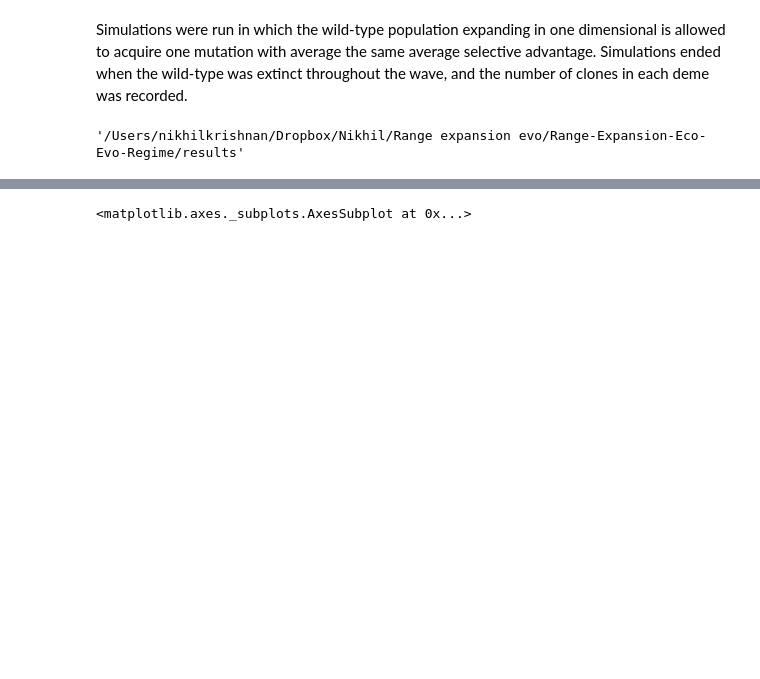
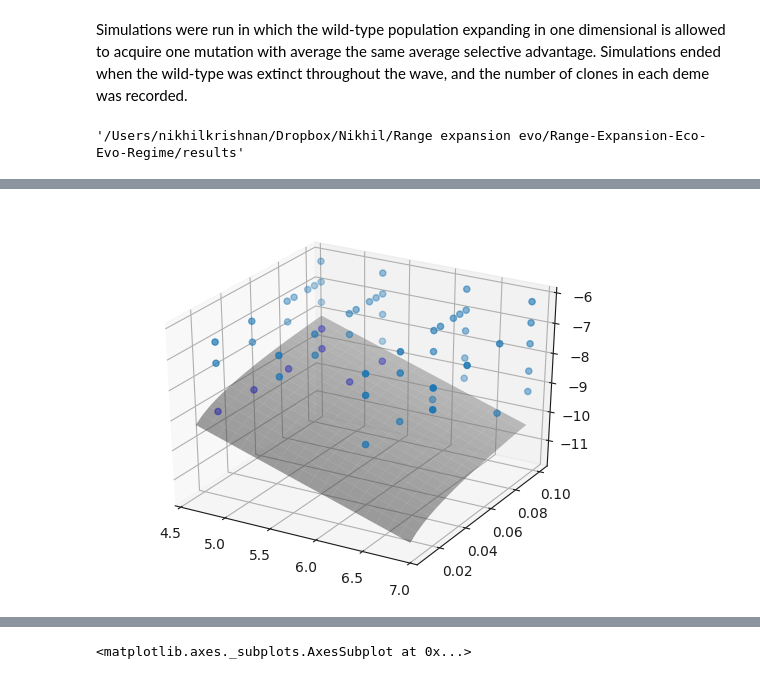
Before and after one commit to nkrishnan94/Range-Expansion-Eco-Evo-Regime, a Jupyter notebook: Range expansion shifts clonal interference patterns in evolving populations.ipynb, the cells around one changed output, grey strips where cells are left out. Saved outputs shown, nothing was run; the diff lists cells and outputs as text; code cells hidden in the pictures; blank space fills up the shorter version.

```diff
--- a/Range expansion shifts clonal interference patterns in evolving populations.ipynb
+++ b/Range expansion shifts clonal interference patterns in evolving populations.ipynb
@@ -867,5 +894,5 @@ df = df.drop(df.index[df['alpha']==11.2])
 # %%
-plot_df = df.groupby(["pop_size","mut_rate","alpha"]).mean()
+plot_df = df.groupby(["pop_size","mut_rate","alpha"]).median()
 plot_df['pop_size'] = plot_df.index.get_level_values(0)
 plot_df['mut_rate'] = plot_df.index.get_level_values(1)
 plot_df['alpha'] = plot_df.index.get_level_values(2)
@@ -1044,0 +1077,42 @@ for i,K in enumerate([100,200,500,1000]):
+# %%
+from mpl_toolkits.mplot3d import Axes3D  # noqa: F401 unused import
+
+import matplotlib.pyplot as plt
+from matplotlib import cm
+from matplotlib.ticker import LinearLocator, FormatStrFormatter
+import numpy as np
+
+
+fig = plt.figure()
+ax = fig.gca(projection='3d')
+
+# Make data.
+Y = np.logspace(2,3,20)
+X = np.linspace(.01,.1,20)
+X, Y = np.meshgrid(X, Y)
+#R = np.sqrt(X**2 + Y**2)
+Z = X**.5/Y
+
+# Plot the surface.
+ax.plot_surface( np.log(Y), X,np.log(Z/10),
+                       linewidth=1, antialiased=True,color = 'gray',alpha=.5)
+ax.scatter(np.log(plot_df.loc[plot_df['L_sswm/L']!=1,'pop_size']),
+           plot_df.loc[plot_df['L_sswm/L']!=1,'alpha']-1,np.log(plot_df.loc[plot_df['L_sswm/L']!=1,'mut_rate']))
+
+
+ax.scatter(np.log(plot_df.loc[plot_df['L_sswm/L']==1,'pop_size']),
+           plot_df.loc[plot_df['L_sswm/L']==1,'alpha']-1,
+           np.log(plot_df.loc[plot_df['L_sswm/L']==1,'mut_rate']),color='blue',alpha=.5)
+
+
+# Customize the z axis.
+#ax.set_zlim(-1.01, 1.01)
+#ax.zaxis.set_major_locator(LinearLocator(10))
+#ax.zaxis.set_major_formatter(FormatStrFormatter('%.02f'))
+
+# Add a color bar which maps values to colors.
+#fig.colorbar(surf, shrink=0.5, aspect=5)
+
+plt.show()
+# %% [output]
+[figure, added]
```
Also changed, not shown: parts of 16 cells of this notebook.
